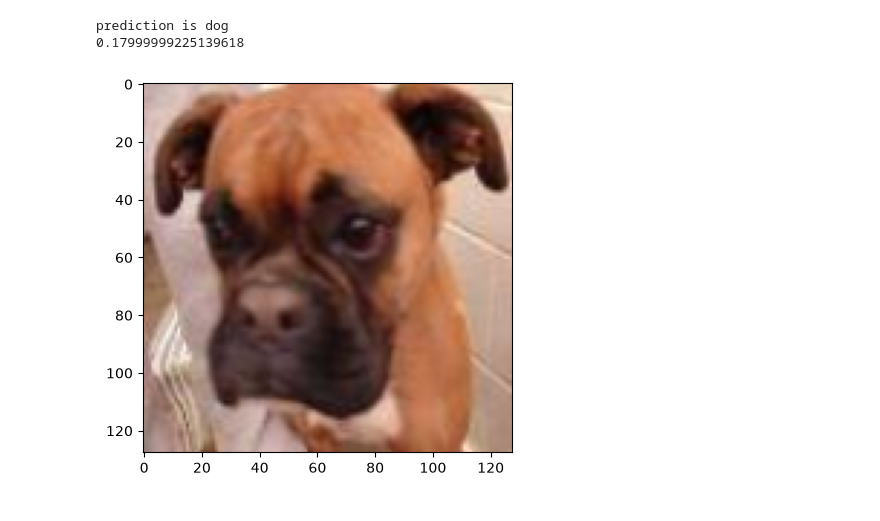
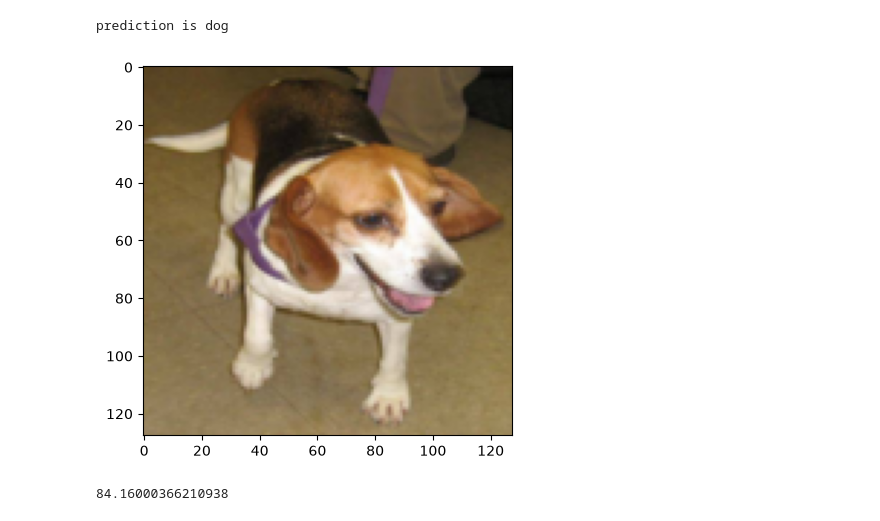
Before and after one commit to BadisMami/Dog-vs-Cat-Classifier-Project, a Jupyter notebook: Model.ipynb, the cells around one changed output. Drawn from its saved outputs; the diff is of its cells as text; code cells hidden in the pictures.

Commit message:
84% accuracy with picture demonstration and loss graph

```diff
--- a/Model.ipynb
+++ b/Model.ipynb
@@ -63,10 +90,13 @@ Loss = nn.BCELoss()
 NeuralNetwork = Model().to(device)
 optimizer = torch.optim.SGD(NeuralNetwork.parameters(), lr = 0.1)
 
+LossList = []
 
-DataTrainOBJ = DataLoader(dataTrain, batch_size = 16, shuffle = True)
 
-for i in range(50):
+DataTrainOBJ = DataLoader(DataForTraining, batch_size = 16, shuffle = True)
+
+for i in range(60):
+    TotalLossPerBatch = 0
     for batch in DataTrainOBJ:
         image, label = batch
         image = image.to(device)
@@ -76,10 +106,18 @@ for i in range(50):
         label = label.float()
         prediction = prediction.float()
         results = Loss(prediction, label)
+        TotalLossPerBatch += results.item()
         results.backward()
         optimizer.step()
         optimizer.zero_grad()
     print(i)
+    average = TotalLossPerBatch / len(DataTrainOBJ)
+    LossList.append(average)
+
+plt.plot(range(60),LossList)
+plt.xlabel("epoch")
+plt.ylabel("loss")
+plt.show()
 # %% [output]
 0
 1
@@ -101,33 +140,48 @@ for i in range(50):
 # %%
-DataTest = DataLoader(dataTest, batch_size = 16, shuffle = True)
+DataTest = DataLoader(DataForTesting, batch_size = 16, shuffle = True)
 total = 0
 i = 0
 for batchs in DataTest:
     images, labels = batchs
     images = images.to(device)
     labels = labels.to(device)
     prediction = NeuralNetwork(images)
     prediction = prediction.squeeze(dim = 1)
     prediction = (prediction > 0.5).float()
     ans = (prediction == labels)
     total += ans.sum()
     IMG = images[15].cpu()
     IMG = IMG.permute(1,2,0)
     IMG = IMG.numpy()
     plt.imshow(IMG)
-    if labels[15] == 0:
+    if prediction[15] == 0:
         print(" prediction is cat")
     else:
         print("prediction is dog")
     break
-
-
-
-#accuracy = total / len(dataTest) * 100
-#accuracy = accuracy.item()
-
-#print(accuracy)
 # %% [output]
 prediction is dog
-0.17999999225139618
-[figure, old version]
+[figure, new version]
+# %%
+DataTest = DataLoader(DataForTesting, batch_size = 16, shuffle = True)
+total = 0
+i = 0
+for batchs in DataTest:
+    images, labels = batchs
+    images = images.to(device)
+    labels = labels.to(device)
+    prediction = NeuralNetwork(images)
+    prediction = prediction.squeeze(dim = 1)
+    prediction = (prediction > 0.5).float()
+    ans = (prediction == labels)
+    total += ans.sum()
+
+
+
+
+accuracy = total / len(DataForTesting) * 100
+accuracy = accuracy.item()
+
+print(accuracy)
+# %% [output]
+84.16000366210938
```
Also changed, not shown: parts of 3 cells of this notebook.
